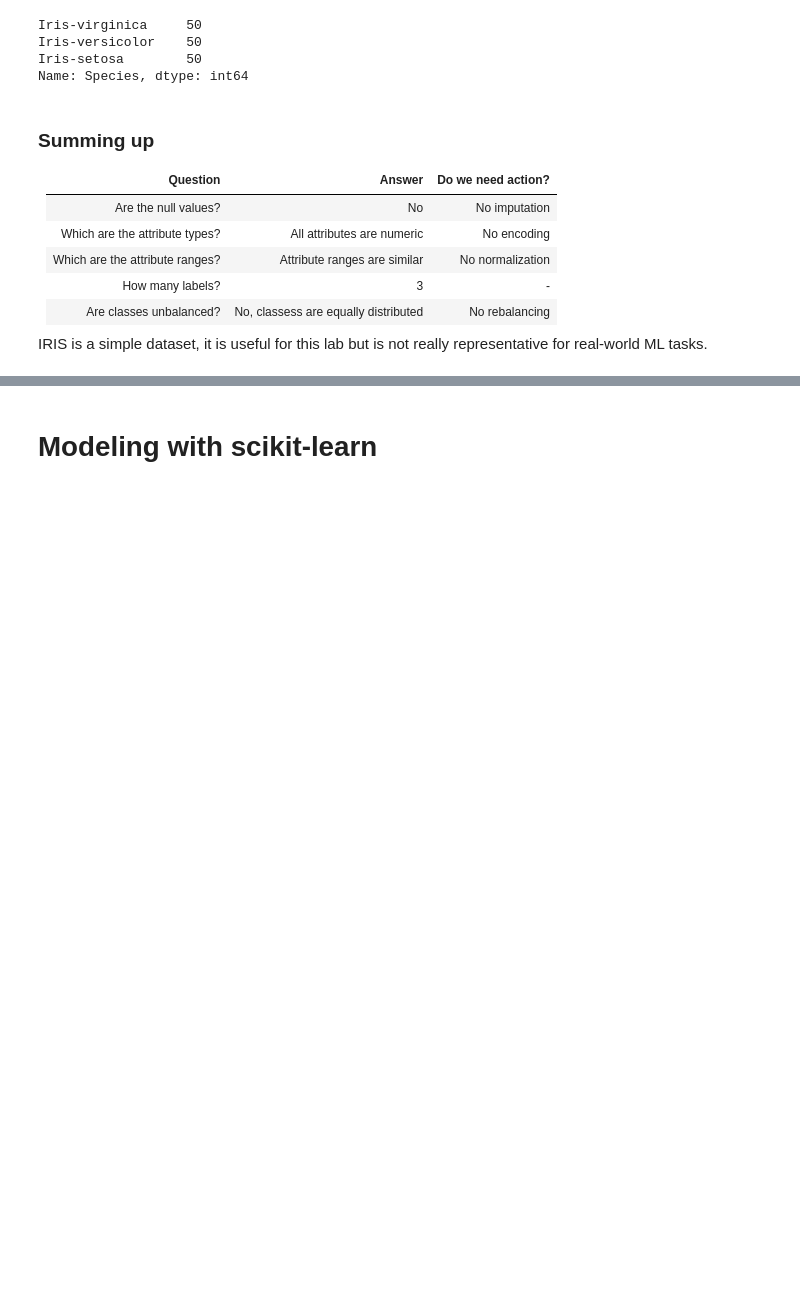
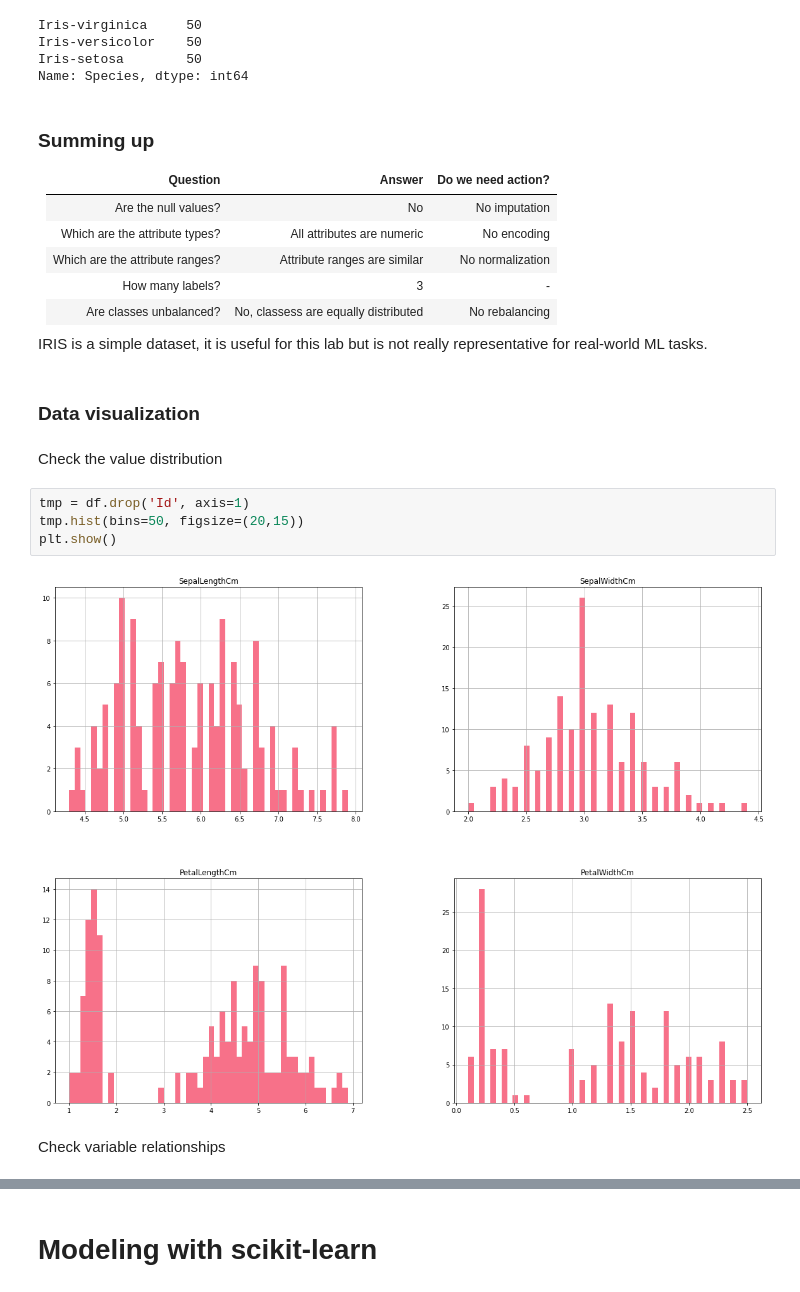
Before and after one commit to w4bo/teaching-handsondatapipelines, a Jupyter notebook: 01-MachineLearning/03-iris.ipynb, the cells around one changed output, grey strips where cells are left out. Saved outputs shown, nothing was run; the diff lists cells and outputs as text; blank space fills up the shorter version.

```diff
--- a/01-MachineLearning/03-iris.ipynb
+++ b/01-MachineLearning/03-iris.ipynb
@@ -92,3 +92,15 @@ Name: Species, dtype: int64
 |Are classes unbalanced? | No, classess are equally distributed | No rebalancing |
 
 IRIS is a simple dataset, it is useful for this lab but is not really representative for real-world ML tasks.
+# %% [markdown]
+### Data visualization
+# %% [markdown]
+Check the value distribution
+# %%
+tmp = df.drop('Id', axis=1)
+tmp.hist(bins=50, figsize=(20,15))
+plt.show()
+# %% [output]
+[figure, added]
+# %% [markdown]
+Check variable relationships
```
Also changed, not shown: parts of 31 cells of this notebook, 30 other files.
